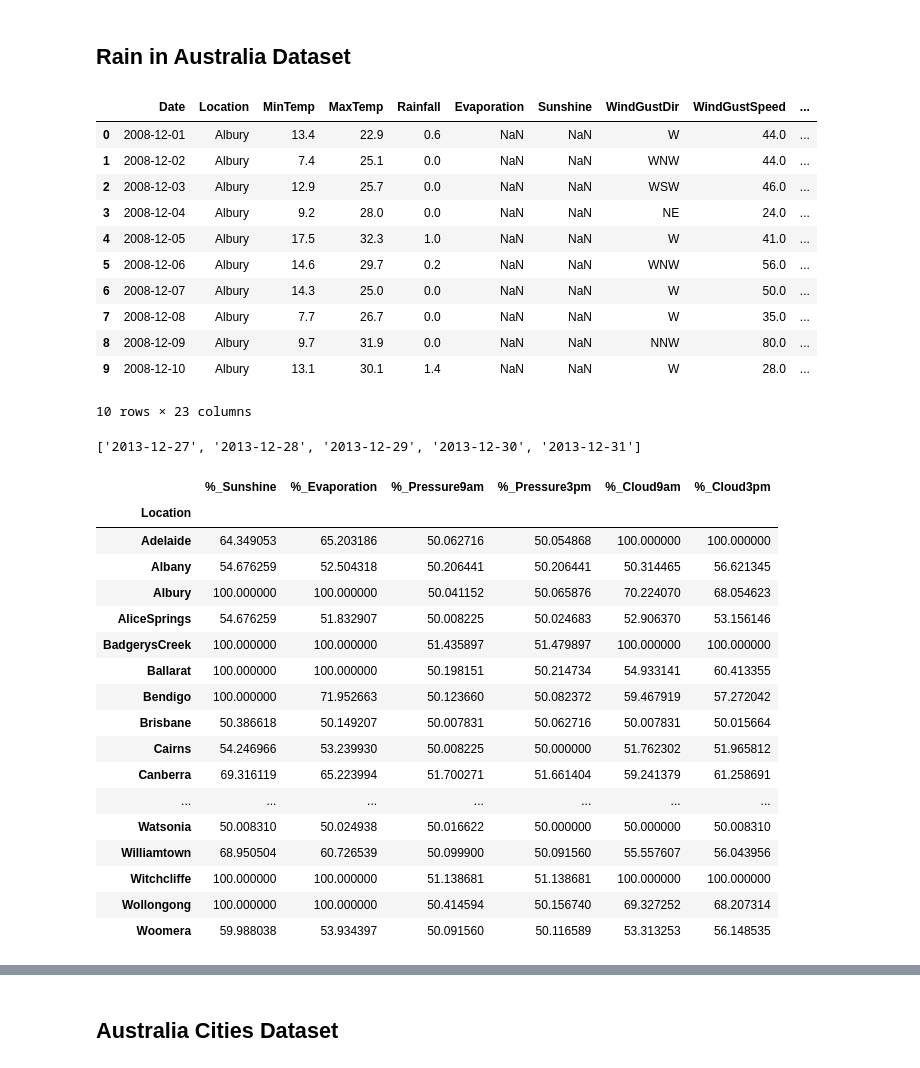
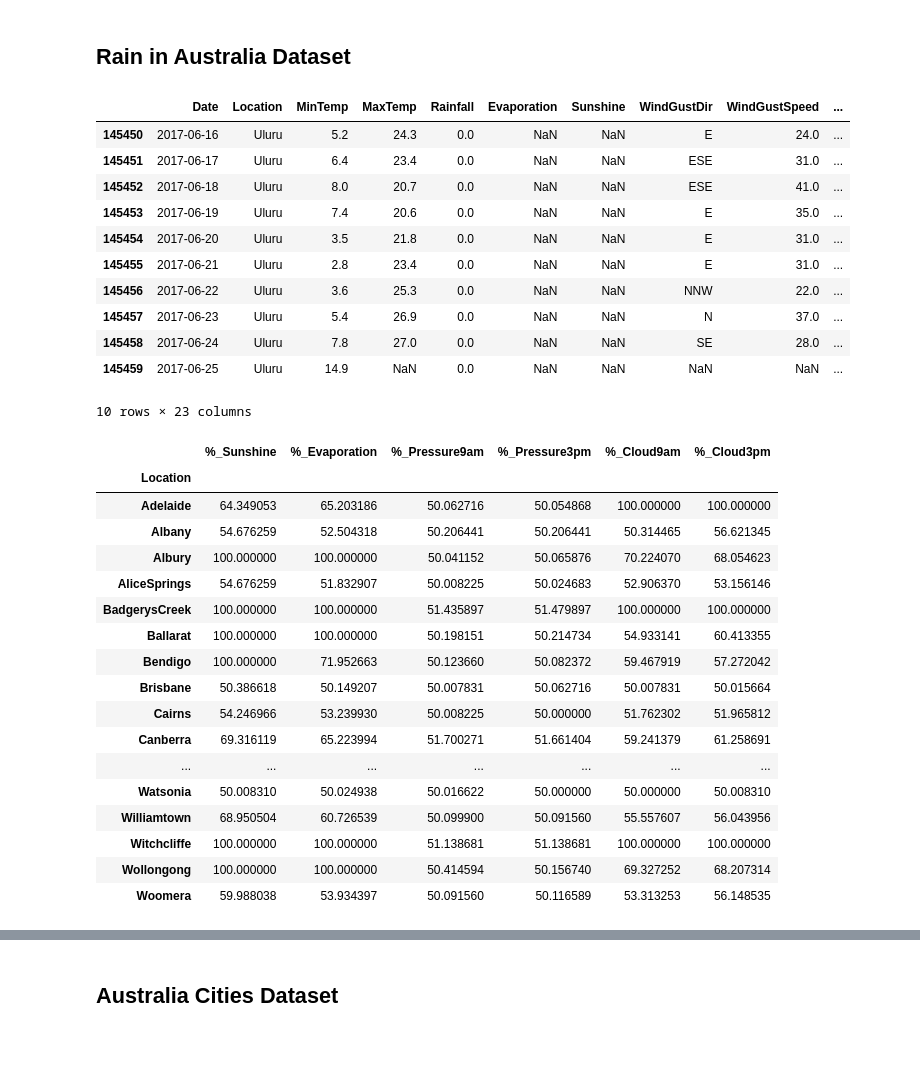
Before and after one commit to SnewZz/INFO-Y528-Info_vis_project, a Jupyter notebook: Preprocessing/project.ipynb, the cells around one changed output, grey strips where cells are left out. Cells and saved outputs as stored; diff of their text form; code cells hidden in the pictures.

```diff
--- a/Preprocessing/project.ipynb
+++ b/Preprocessing/project.ipynb
@@ -25,26 +25,26 @@ df1 = pd.read_csv("data/weatherAUS.csv")
 # %%
 #df1.loc[df1['Location'] == 'Albury'].tail(2)
 #list(df1.loc[df1['Location'] == 'Albury'].tail(2)['Date'])[0]
 #df1[df1.notnull().all(1)]
-df1.head(10)
+df1.tail(10)
 
 # test
 
 # Average of the column to fill up the nan.
 
 #df2 = df1[df1.notnull().all(1)]
 # %% [output]
 |  | Date | Location | MinTemp | MaxTemp | Rainfall | Evaporation | Sunshine | WindGustDir | WindGustSpeed | ... |
-| 0 | 2008-12-01 | Albury | 13.4 | 22.9 | 0.6 | NaN | NaN | W | 44.0 | ... |
-| 1 | 2008-12-02 | Albury | 7.4 | 25.1 | 0.0 | NaN | NaN | WNW | 44.0 | ... |
-| 2 | 2008-12-03 | Albury | 12.9 | 25.7 | 0.0 | NaN | NaN | WSW | 46.0 | ... |
-| 3 | 2008-12-04 | Albury | 9.2 | 28.0 | 0.0 | NaN | NaN | NE | 24.0 | ... |
-| 4 | 2008-12-05 | Albury | 17.5 | 32.3 | 1.0 | NaN | NaN | W | 41.0 | ... |
-| 5 | 2008-12-06 | Albury | 14.6 | 29.7 | 0.2 | NaN | NaN | WNW | 56.0 | ... |
-| 6 | 2008-12-07 | Albury | 14.3 | 25.0 | 0.0 | NaN | NaN | W | 50.0 | ... |
-| 7 | 2008-12-08 | Albury | 7.7 | 26.7 | 0.0 | NaN | NaN | W | 35.0 | ... |
-| 8 | 2008-12-09 | Albury | 9.7 | 31.9 | 0.0 | NaN | NaN | NNW | 80.0 | ... |
-| 9 | 2008-12-10 | Albury | 13.1 | 30.1 | 1.4 | NaN | NaN | W | 28.0 | ... |
+| 145450 | 2017-06-16 | Uluru | 5.2 | 24.3 | 0.0 | NaN | NaN | E | 24.0 | ... |
+| 145451 | 2017-06-17 | Uluru | 6.4 | 23.4 | 0.0 | NaN | NaN | ESE | 31.0 | ... |
+| 145452 | 2017-06-18 | Uluru | 8.0 | 20.7 | 0.0 | NaN | NaN | ESE | 41.0 | ... |
+| 145453 | 2017-06-19 | Uluru | 7.4 | 20.6 | 0.0 | NaN | NaN | E | 35.0 | ... |
+| 145454 | 2017-06-20 | Uluru | 3.5 | 21.8 | 0.0 | NaN | NaN | E | 31.0 | ... |
+| 145455 | 2017-06-21 | Uluru | 2.8 | 23.4 | 0.0 | NaN | NaN | E | 31.0 | ... |
+| 145456 | 2017-06-22 | Uluru | 3.6 | 25.3 | 0.0 | NaN | NaN | NNW | 22.0 | ... |
+| 145457 | 2017-06-23 | Uluru | 5.4 | 26.9 | 0.0 | NaN | NaN | N | 37.0 | ... |
+| 145458 | 2017-06-24 | Uluru | 7.8 | 27.0 | 0.0 | NaN | NaN | SE | 28.0 | ... |
+| 145459 | 2017-06-25 | Uluru | 14.9 | NaN | 0.0 | NaN | NaN | NaN | NaN | ... |
 10 rows × 23 columns
 # %%
 import datetime
@@ -145,23 +145,41 @@ for city in city_lst[1:]:
 data = {'Location':city_lst, 'Start_Date':start_lst, 'End_Date':end_lst}
 df5 = pd.DataFrame(data)
 
+start = datetime.datetime.strptime("2009-01-01", "%Y-%m-%d")
+end = datetime.datetime.strptime("2017-06-26", "%Y-%m-%d")
+date_lst = [start + datetime.timedelta(days=x) for x in range(0, (end-start).days)]
+date_lst = [date.strftime("%Y-%m-%d") for date in date_lst]
+
 #We verify that they are no missing date from the maximum date to the end.
-date_lst = list(df1.loc[(df1['Location'] == 'Albury') & (df1['Date'] >= '2013-03-01') & (df1['Date'] < '2017-06-25')]['Date'])
+nb_missing_date = []
 for city in city_lst:
-    city_data = df1.loc[(df1['Location'] == city) & (df1['Date'] >= '2013-03-01') & (df1['Date'] < '2017-06-25')]
-    if city_data['Date'].count() != 1577:
+    city_data = df1.loc[(df1['Location'] == city) & (df1['Date'] >= '2009-01-01') & (df1['Date'] < '2017-06-25')]
+    if city_data['Date'].count() != 3098:
         missing_date = []
+        #print(city, 3098 - city_data['Date'].count())
         for date in date_lst:
             if date not in list(city_data['Date']):
                 missing_date.append(date)
-        print(missing_date) #Unfortunatly, they are missing data for Newcastle (1) and NorahHead (5)
-#As for Newcastle, only the last date is missing I have decided to set the end date at this date.
+        #print(missing_date[0])
+        #print(missing_date[30])
+        #print(missing_date[61])
+        nb_missing_date.append(len(missing_date))
 
-#We can delete the cities (3) for which the data starts in 2013
+data = {'Location':city_lst, 'Number of missing date':nb_missing_date}
+df6 = pd.DataFrame(data)
+
+#Cities that we must delete from the dataset:
+#- Nhil
+#- Katherine
+#- Uluru
+
+#The missing months are:
+# - April of year 2011
+# - December of year 2012
+# - February of year 2013
 
 df4
 # %% [output]
-['2013-12-27', '2013-12-28', '2013-12-29', '2013-12-30', '2013-12-31']
 |  | %_Sunshine | %_Evaporation | %_Pressure9am | %_Pressure3pm | %_Cloud9am | %_Cloud3pm |
 | Location |  |  |  |  |  |  |
 | Adelaide | 64.349053 | 65.203186 | 50.062716 | 50.054868 | 100.000000 | 100.000000 |
```
Also changed, not shown: parts of 5 cells of this notebook, 1 other file.
